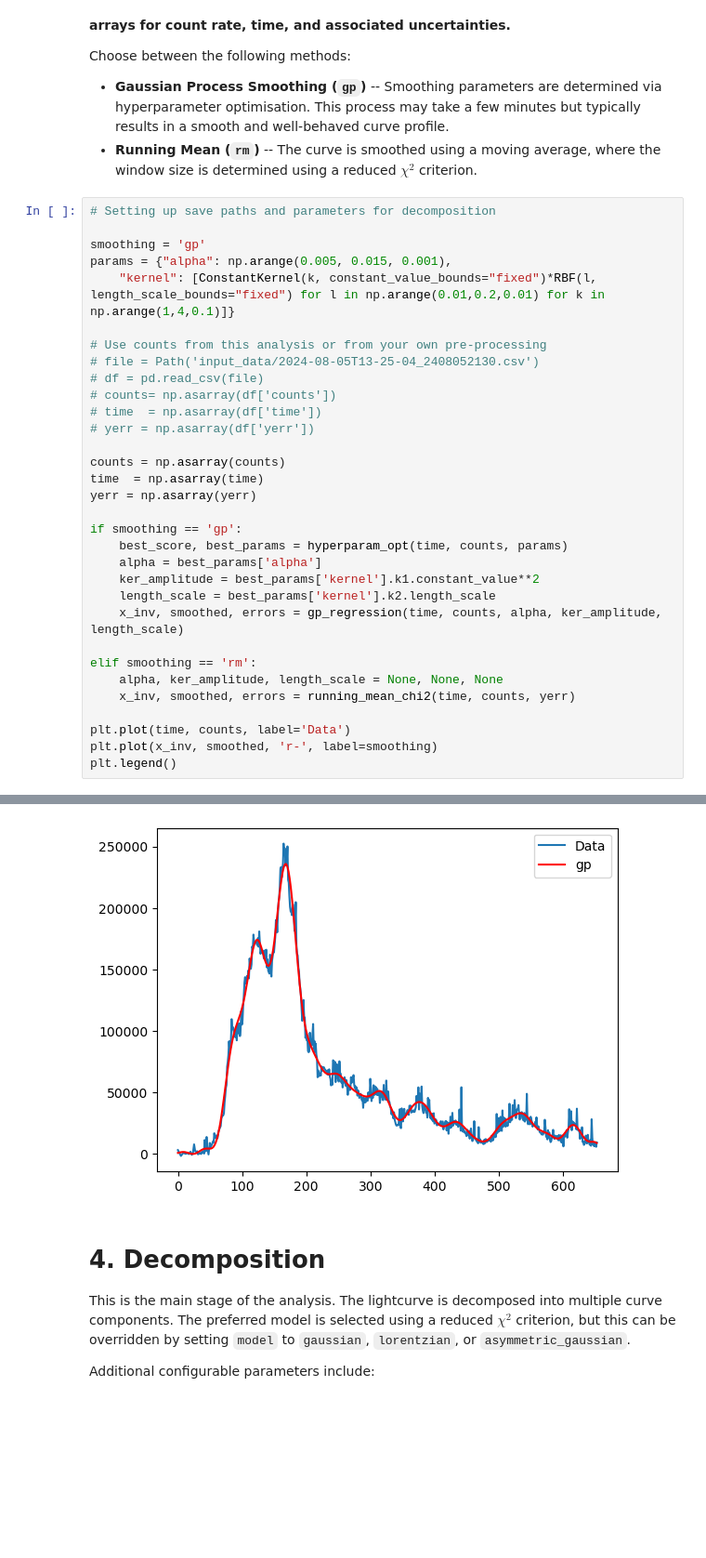
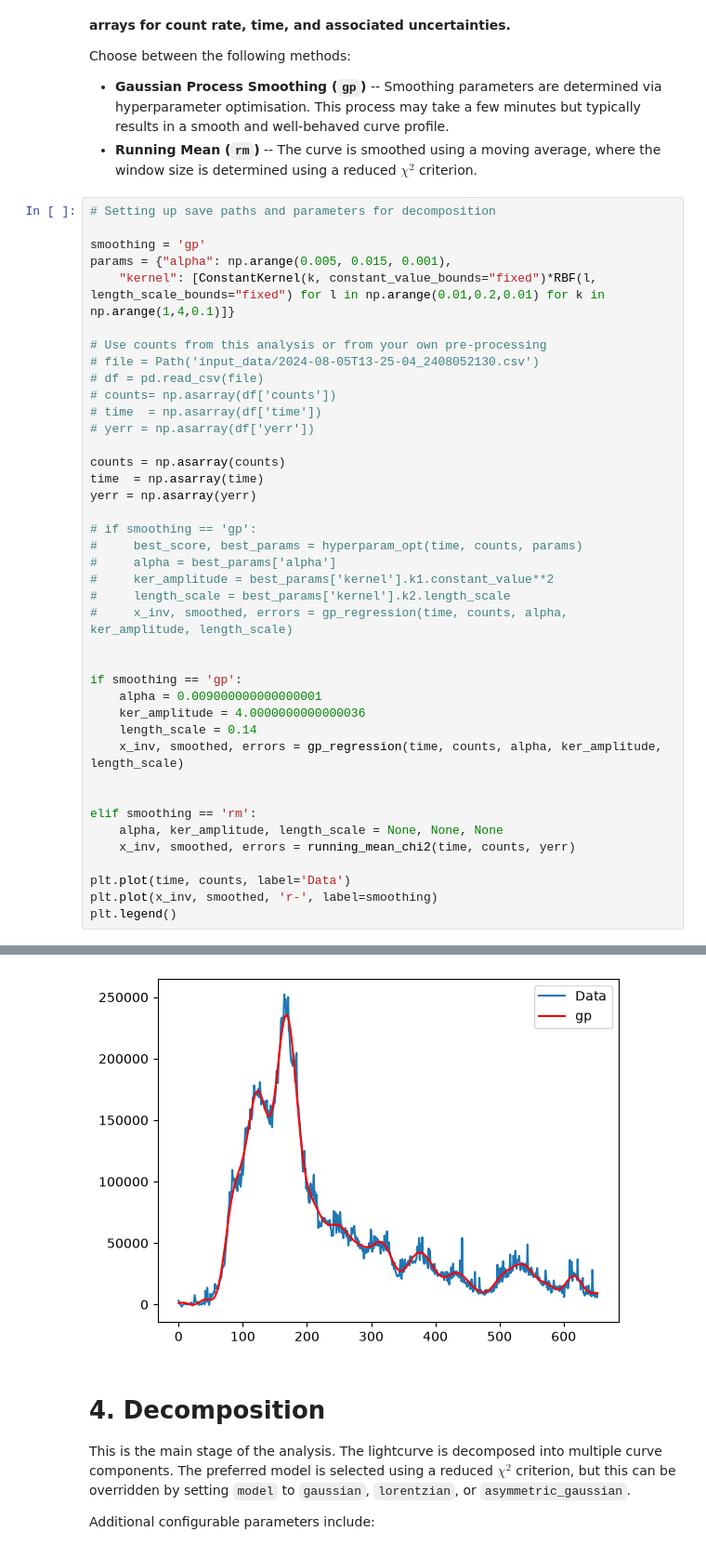
Before and after one commit to soler-he/sunkit-spex_demo, a Jupyter notebook: timeseries/SOLER_x-ray_timeseries_analysis.ipynb, the cells around one changed output, grey strips where cells are left out. Shown at 93% size. Cells and saved outputs as stored; diff of their text form; blank space fills up the shorter version.

Commit message:
Adds in best guess hyperparamters

```diff
--- a/timeseries/SOLER_x-ray_timeseries_analysis.ipynb
+++ b/timeseries/SOLER_x-ray_timeseries_analysis.ipynb
@@ -144,38 +144,46 @@ Choose between the following methods:
 # %%
 # Setting up save paths and parameters for decomposition
 
 smoothing = 'gp'
 params = {"alpha": np.arange(0.005, 0.015, 0.001),
     "kernel": [ConstantKernel(k, constant_value_bounds="fixed")*RBF(l, length_scale_bounds="fixed") for l in np.arange(0.01,0.2,0.01) for k in np.arange(1,4,0.1)]}
 
 # Use counts from this analysis or from your own pre-processing
 # file = Path('input_data/2024-08-05T13-25-04_2408052130.csv')
 # df = pd.read_csv(file)
 # counts= np.asarray(df['counts'])
 # time  = np.asarray(df['time'])
 # yerr = np.asarray(df['yerr'])
 
 counts = np.asarray(counts)
 time  = np.asarray(time)
 yerr = np.asarray(yerr)
 
+# if smoothing == 'gp':
+#     best_score, best_params = hyperparam_opt(time, counts, params)
+#     alpha = best_params['alpha']
+#     ker_amplitude = best_params['kernel'].k1.constant_value**2
+#     length_scale = best_params['kernel'].k2.length_scale
+#     x_inv, smoothed, errors = gp_regression(time, counts, alpha, ker_amplitude, length_scale)
+
+
 if smoothing == 'gp':
-    best_score, best_params = hyperparam_opt(time, counts, params)
-    alpha = best_params['alpha']
-    ker_amplitude = best_params['kernel'].k1.constant_value**2
-    length_scale = best_params['kernel'].k2.length_scale
+    alpha = 0.009000000000000001
+    ker_amplitude = 4.0000000000000036
+    length_scale = 0.14
     x_inv, smoothed, errors = gp_regression(time, counts, alpha, ker_amplitude, length_scale)
+
 
 elif smoothing == 'rm':
     alpha, ker_amplitude, length_scale = None, None, None
     x_inv, smoothed, errors = running_mean_chi2(time, counts, yerr)
 
 plt.plot(time, counts, label='Data')
 plt.plot(x_inv, smoothed, 'r-', label=smoothing)
 plt.legend()
 # %% [output]
 <matplotlib.legend.Legend at 0x...>
-[figure, old version]
+[figure, new version]
 # %% [markdown]
 # 4. Decomposition
 
```
Also changed, not shown: parts of 5 cells of this notebook.
